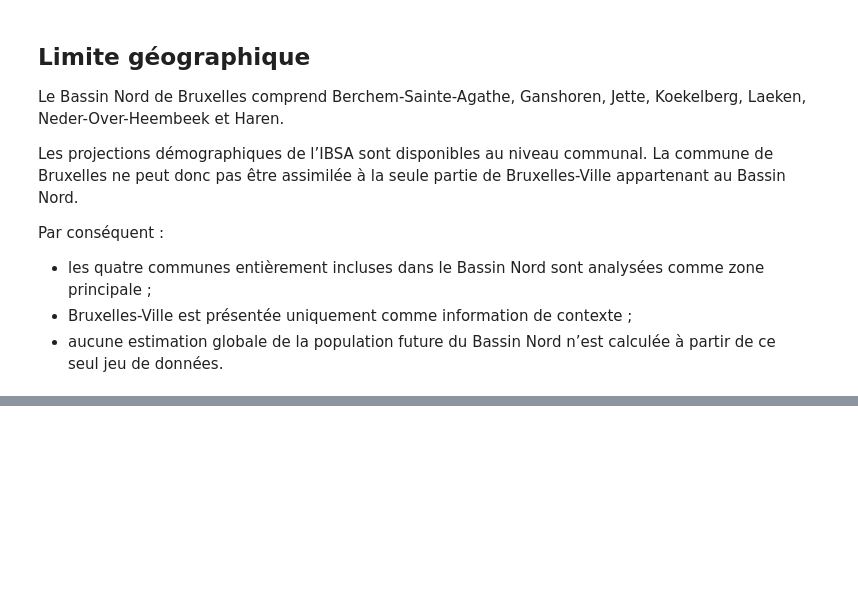
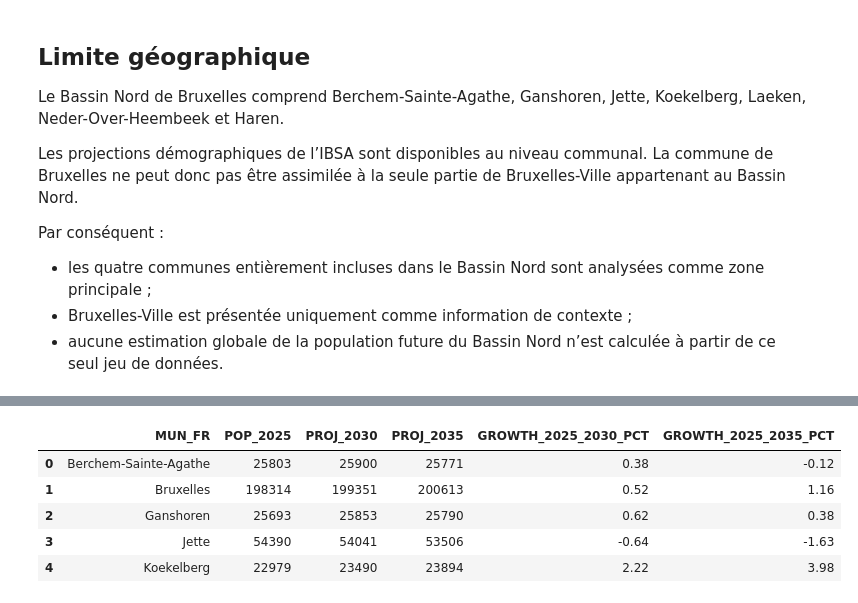
Before and after one commit to MazanzaMfumu/brussels-north-social-health-needs-lab, a Jupyter notebook: notebooks/01_population_profile.ipynb, the cells around one changed output, grey strips where cells are left out. Cells and saved outputs as stored; diff of their text form; code cells hidden in the pictures; blank space fills up the shorter version.

```diff
--- a/notebooks/01_population_profile.ipynb
+++ b/notebooks/01_population_profile.ipynb
@@ -179,3 +179,30 @@ municipality_totals
 | 2 | Ganshoren | 25693 | 25768 | 25777 | 25811 | 25830 | 25853 | 25835 | 25816 | ... |
 | 3 | Jette | 54390 | 54391 | 54291 | 54213 | 54122 | 54041 | 53910 | 53806 | ... |
 | 4 | Koekelberg | 22979 | 23046 | 23210 | 23325 | 23406 | 23490 | 23496 | 23614 | ... |
+# %%
+# Evolution 2025 → 2030 → 2035
+
+summary = municipality_totals[
+    ["MUN_FR", "POP_2025", "PROJ_2030", "PROJ_2035"]
+].copy()
+
+summary["GROWTH_2025_2030_PCT"] = (
+    (summary["PROJ_2030"] - summary["POP_2025"])
+    / summary["POP_2025"]
+    * 100
+)
+
+summary["GROWTH_2025_2035_PCT"] = (
+    (summary["PROJ_2035"] - summary["POP_2025"])
+    / summary["POP_2025"]
+    * 100
+)
+
+summary.round(2)
+# %% [output]
+|  | MUN_FR | POP_2025 | PROJ_2030 | PROJ_2035 | GROWTH_2025_2030_PCT | GROWTH_2025_2035_PCT |
+| 0 | Berchem-Sainte-Agathe | 25803 | 25900 | 25771 | 0.38 | -0.12 |
+| 1 | Bruxelles | 198314 | 199351 | 200613 | 0.52 | 1.16 |
+| 2 | Ganshoren | 25693 | 25853 | 25790 | 0.62 | 0.38 |
+| 3 | Jette | 54390 | 54041 | 53506 | -0.64 | -1.63 |
+| 4 | Koekelberg | 22979 | 23490 | 23894 | 2.22 | 3.98 |
```
Also changed, not shown: parts of 6 cells of this notebook, 7 other files.
